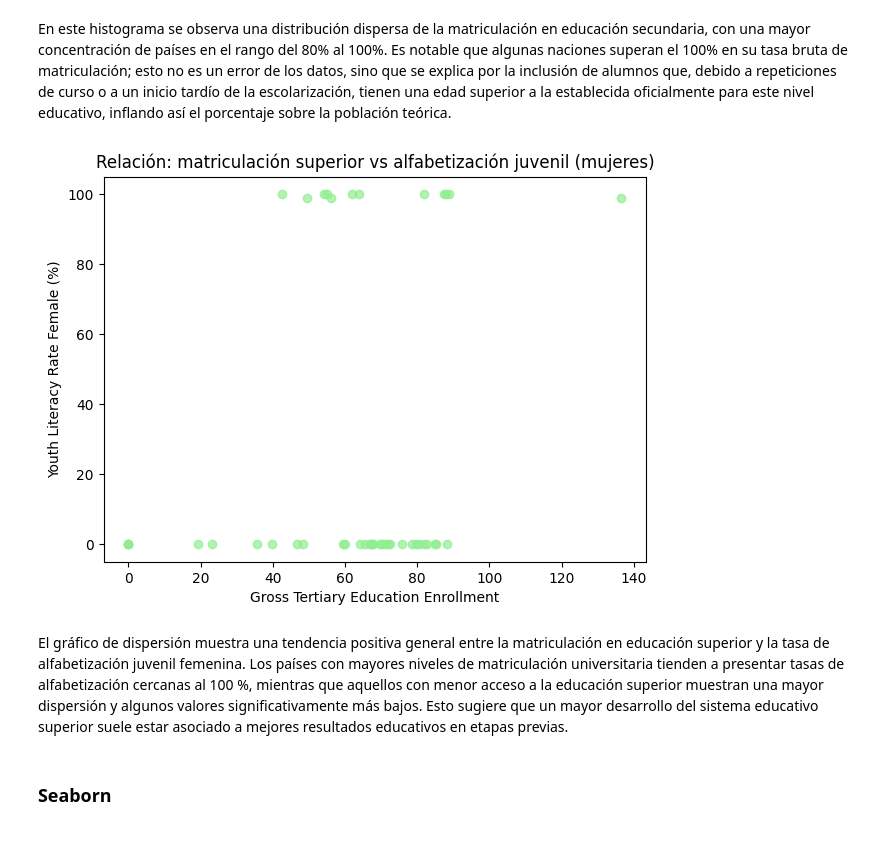
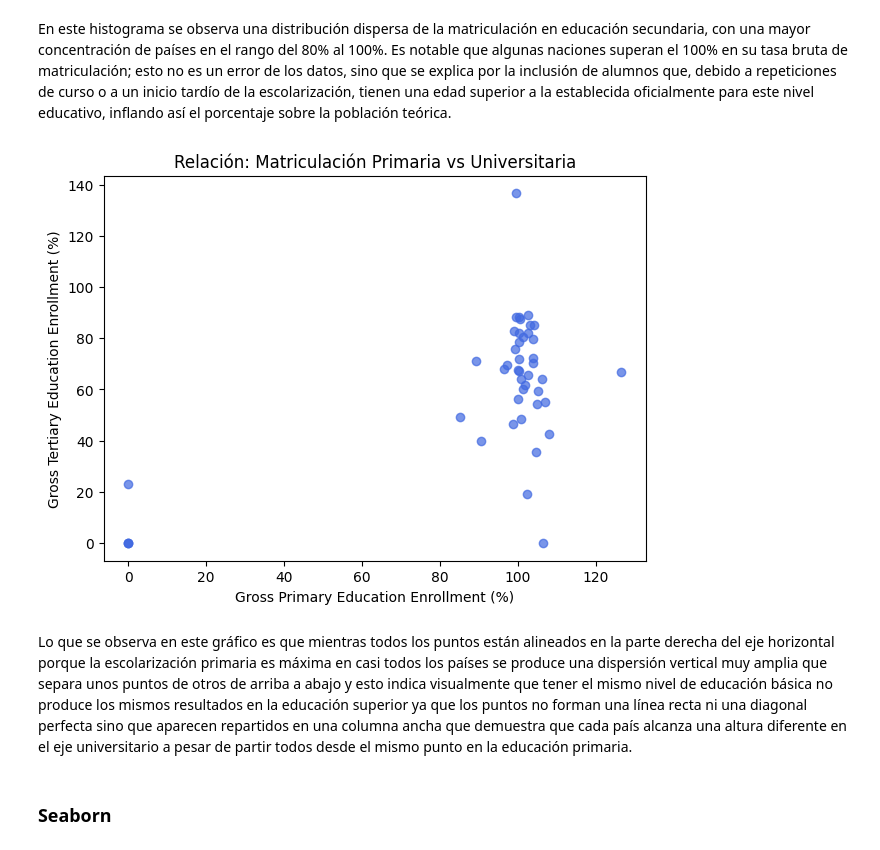
Before and after one commit to AntonioDavid333/Mental-Health-Data-Analysis, a Jupyter notebook: Education.ipynb, the cells around one changed output. Cells and saved outputs as stored; diff of their text form; code cells hidden in the pictures.

Commit message:
Cambio gráfico

```diff
--- a/Education.ipynb
+++ b/Education.ipynb
@@ -308,20 +308,20 @@ plt.show()
 # %% [markdown]
 En este histograma se observa una distribución dispersa de la matriculación en educación secundaria, con una mayor concentración de países en el rango del 80% al 100%. Es notable que algunas naciones superan el 100% en su tasa bruta de matriculación; esto no es un error de los datos, sino que se explica por la inclusión de alumnos que, debido a repeticiones de curso o a un inicio tardío de la escolarización, tienen una edad superior a la establecida oficialmente para este nivel educativo, inflando así el porcentaje sobre la población teórica.
 # %%
-#Dispersión
-x = "Gross_Tertiary_Education_Enrollment"
-y = "Youth_15_24_Literacy_Rate_Female"
+# Dispersión
+x = "Gross_Primary_Education_Enrollment"
+y = "Gross_Tertiary_Education_Enrollment"
 
 plt.figure(figsize=(7,5))
-plt.scatter(df[x], df[y], alpha=0.7, color="lightgreen")
-plt.title("Relación: matriculación superior vs alfabetización juvenil (mujeres)")
-plt.xlabel("Gross Tertiary Education Enrollment")
-plt.ylabel("Youth Literacy Rate Female (%)")
+plt.scatter(df[x], df[y], alpha=0.7, color="royalblue")
+plt.title("Relación: Matriculación Primaria vs Universitaria")
+plt.xlabel("Gross Primary Education Enrollment (%)")
+plt.ylabel("Gross Tertiary Education Enrollment (%)")
 plt.show()
 # %% [output]
-[figure, old version]
+[figure, new version]
 # %% [markdown]
-El gráfico de dispersión muestra una tendencia positiva general entre la matriculación en educación superior y la tasa de alfabetización juvenil femenina. Los países con mayores niveles de matriculación universitaria tienden a presentar tasas de alfabetización cercanas al 100 %, mientras que aquellos con menor acceso a la educación superior muestran una mayor dispersión y algunos valores significativamente más bajos. Esto sugiere que un mayor desarrollo del sistema educativo superior suele estar asociado a mejores resultados educativos en etapas previas.
+Lo que se observa en este gráfico es que mientras todos los puntos están alineados en la parte derecha del eje horizontal porque la escolarización primaria es máxima en casi todos los países se produce una dispersión vertical muy amplia que separa unos puntos de otros de arriba a abajo y esto indica visualmente que tener el mismo nivel de educación básica no produce los mismos resultados en la educación superior ya que los puntos no forman una línea recta ni una diagonal perfecta sino que aparecen repartidos en una columna ancha que demuestra que cada país alcanza una altura diferente en el eje universitario a pesar de partir todos desde el mismo punto en la educación primaria.
 # %% [markdown]
 ### Seaborn
 # %%
```
